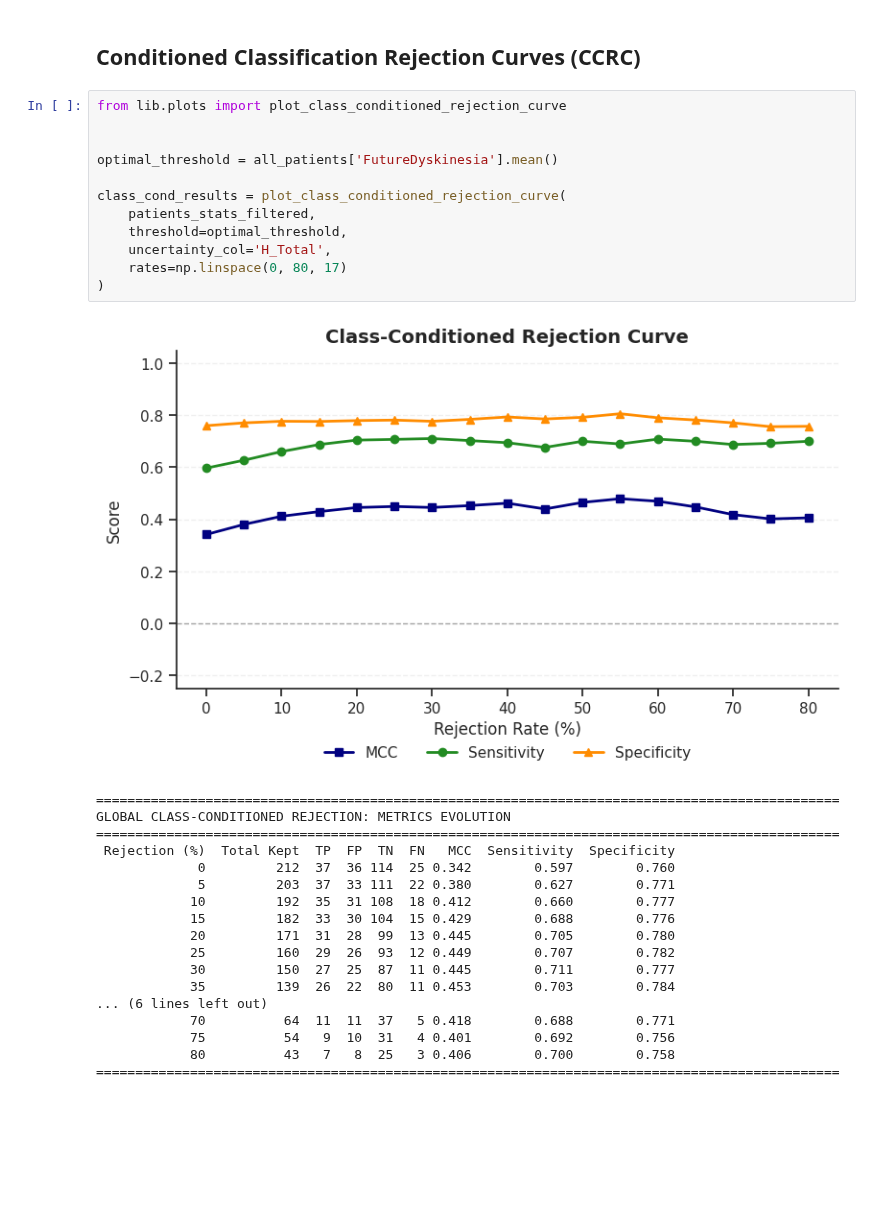
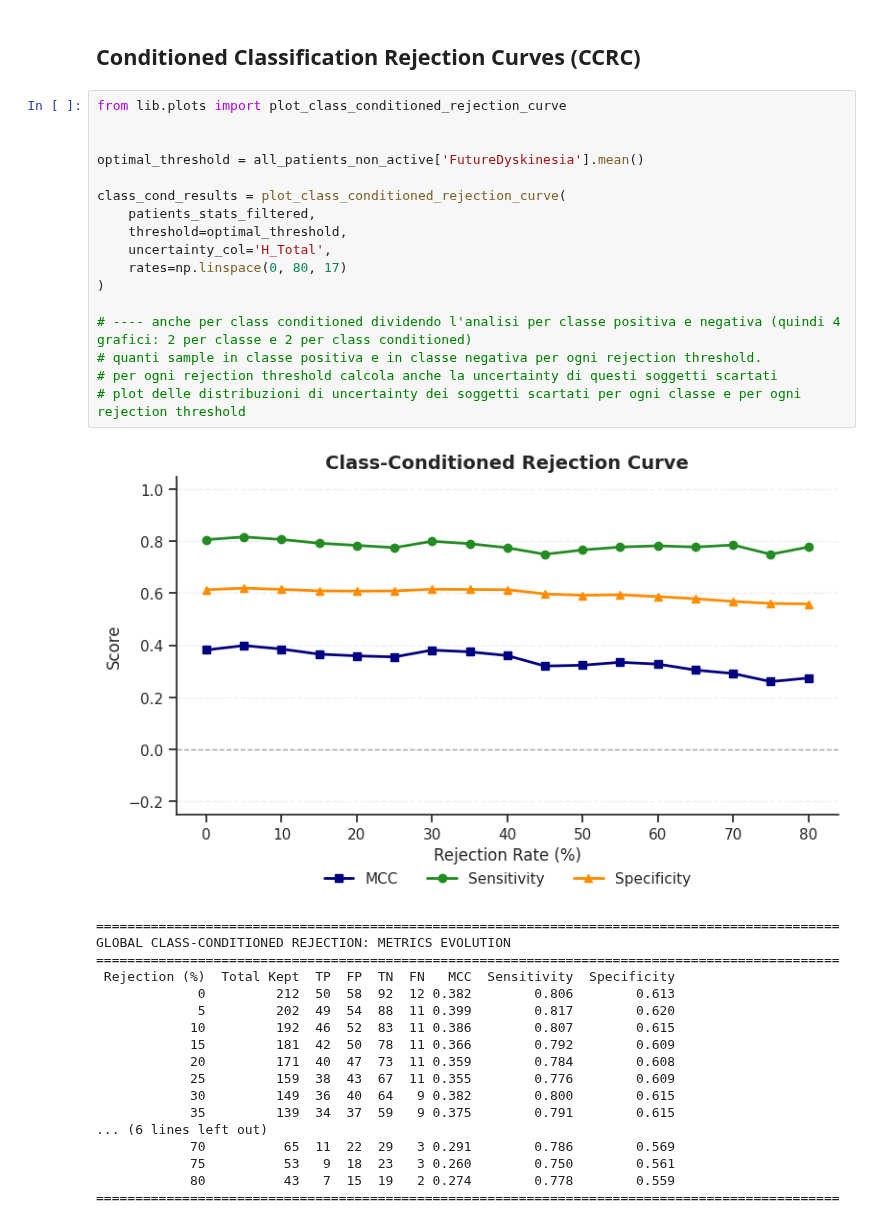
Before and after one commit to endrwalter/uncertainty_ml, a Jupyter notebook: code_uncertainty/main_pd.ipynb, the cells around one changed output. Drawn from its saved outputs; the diff is of its cells as text; blank space fills up the shorter version.

```diff
--- a/code_uncertainty/main_pd.ipynb
+++ b/code_uncertainty/main_pd.ipynb
@@ -162,31 +164,36 @@ generate_forensic_dashboard(patients_stats_filtered, 'H_Total')
 # %%
 from lib.plots import plot_class_conditioned_rejection_curve
 
 
-optimal_threshold = all_patients['FutureDyskinesia'].mean()
+optimal_threshold = all_patients_non_active['FutureDyskinesia'].mean()
 
 class_cond_results = plot_class_conditioned_rejection_curve(
     patients_stats_filtered,
     threshold=optimal_threshold,
     uncertainty_col='H_Total',
     rates=np.linspace(0, 80, 17)
 )
+
+# ---- anche per class conditioned dividendo l'analisi per classe positiva e negativa (quindi 4 grafici: 2 per classe e 2 per class conditioned)
+# quanti sample in classe positiva e in classe negativa per ogni rejection threshold.
+# per ogni rejection threshold calcola anche la uncertainty di questi soggetti scartati
+# plot delle distribuzioni di uncertainty dei soggetti scartati per ogni classe e per ogni rejection threshold
 # %% [output]
-[figure, old version]
+[figure, new version]
 ===============================================================================================
 GLOBAL CLASS-CONDITIONED REJECTION: METRICS EVOLUTION
 ===============================================================================================
  Rejection (%)  Total Kept  TP  FP  TN  FN   MCC  Sensitivity  Specificity
-             0         212  37  36 114  25 0.342        0.597        0.760
-             5         203  37  33 111  22 0.380        0.627        0.771
-            10         192  35  31 108  18 0.412        0.660        0.777
-            15         182  33  30 104  15 0.429        0.688        0.776
-            20         171  31  28  99  13 0.445        0.705        0.780
-            25         160  29  26  93  12 0.449        0.707        0.782
-            30         150  27  25  87  11 0.445        0.711        0.777
-            35         139  26  22  80  11 0.453        0.703        0.784
+             0         212  50  58  92  12 0.382        0.806        0.613
+             5         202  49  54  88  11 0.399        0.817        0.620
+            10         192  46  52  83  11 0.386        0.807        0.615
+            15         181  42  50  78  11 0.366        0.792        0.609
+            20         171  40  47  73  11 0.359        0.784        0.608
+            25         159  38  43  67  11 0.355        0.776        0.609
+            30         149  36  40  64   9 0.382        0.800        0.615
+            35         139  34  37  59   9 0.375        0.791        0.615
 ... (6 lines left out)
-            70          64  11  11  37   5 0.418        0.688        0.771
-            75          54   9  10  31   4 0.401        0.692        0.756
-            80          43   7   8  25   3 0.406        0.700        0.758
+            70          65  11  22  29   3 0.291        0.786        0.569
+            75          53   9  18  23   3 0.260        0.750        0.561
+            80          43   7  15  19   2 0.274        0.778        0.559
 ===============================================================================================
```
Also changed, not shown: parts of 7 cells of this notebook, 3 other files.
